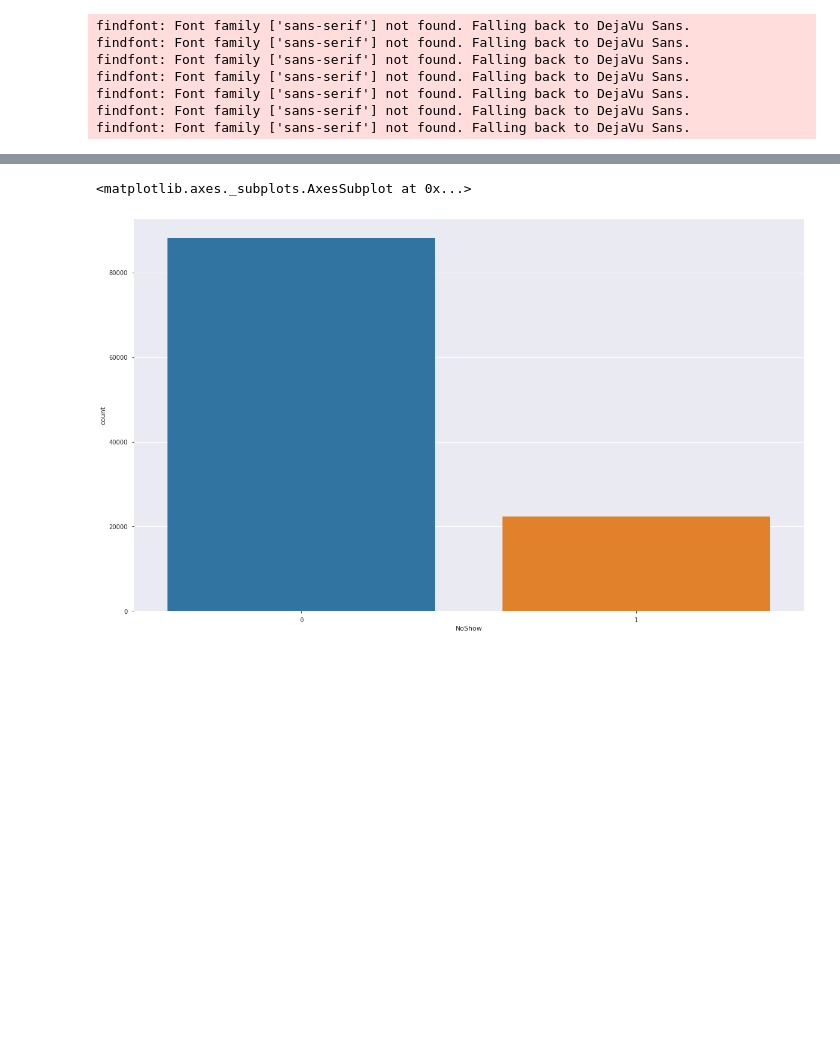
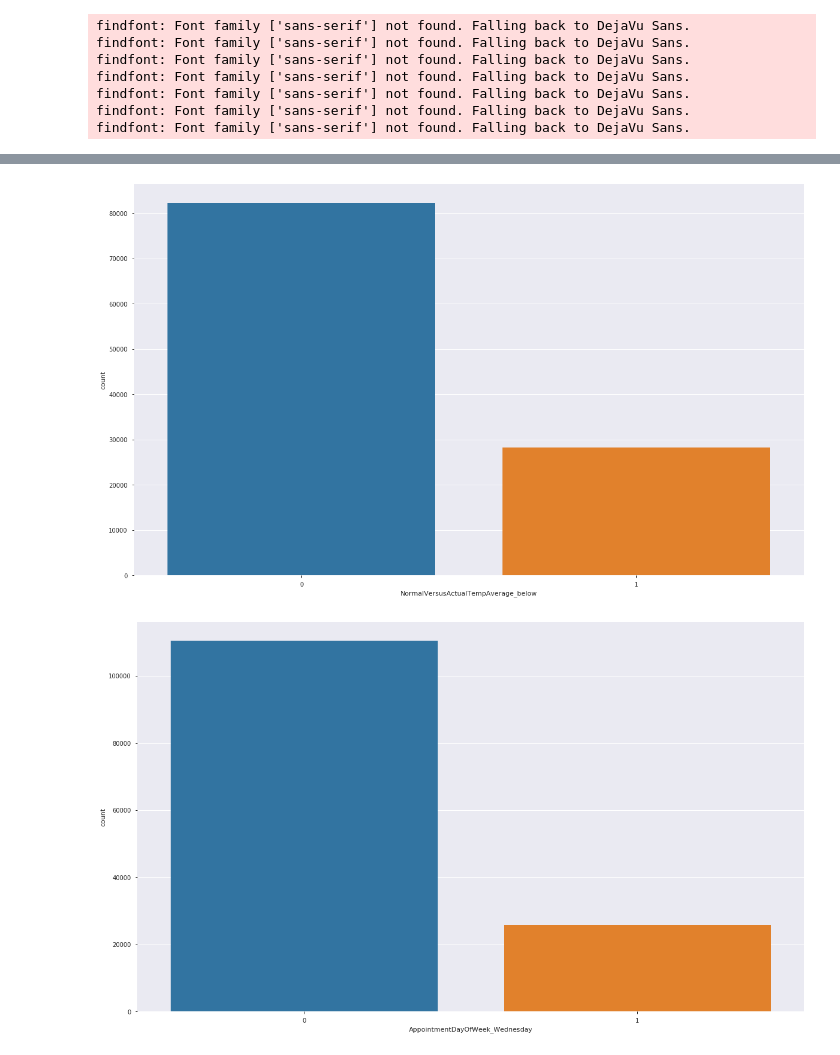
Before and after one commit to narquette/NoShowAppointments, a Jupyter notebook: Data_Prep.ipynb, the cells around one changed output, grey strips where cells are left out. Saved outputs shown, nothing was run; the diff lists cells and outputs as text; code cells hidden in the pictures; blank space fills up the shorter version.

```diff
--- a/Data_Prep.ipynb
+++ b/Data_Prep.ipynb
@@ -382,6 +430,16 @@ sns.countplot(appt_data['Handicap'])
 # %%
 plt.figure(figsize=(20,12))
-sns.countplot(appt_data['NoShow'])
+col = 'NormalVersusActualTempAverage_below'
+sns.countplot(appt_data[col])
+plt.savefig(os.path.join('Visualizations',f"{col}_Count.png"))
 # %% [output]
-<matplotlib.axes._subplots.AxesSubplot at 0x...>
-[figure, old version]
+[figure, new version]
+# %%
+plt.figure(figsize=(20,12))
+cols = [ a for a in appt_data.columns.to_list() if 'AppointmentDayOf' in a ]
+
+for c in cols:
+    sns.countplot(appt_data[c])
+    plt.savefig(os.path.join('Visualizations',f"{c}_Count.png"))
+# %% [output]
+[figure, added]
```
Also changed, not shown: parts of 20 cells of this notebook, 18 other files.
